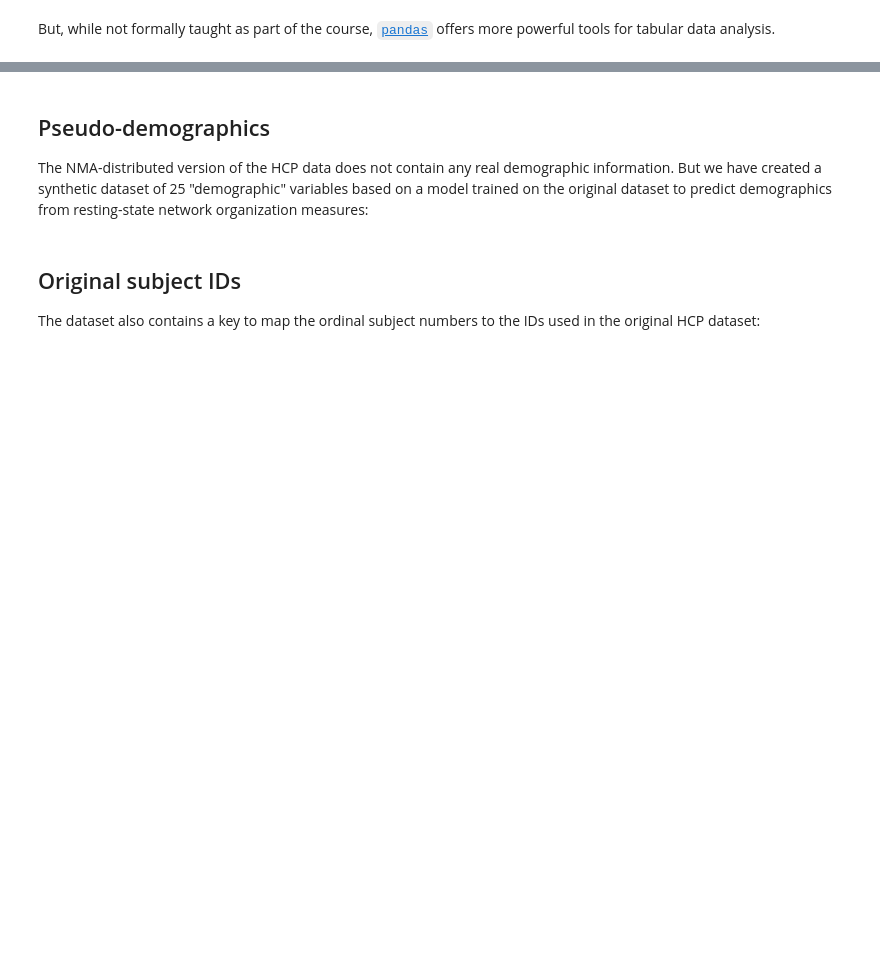
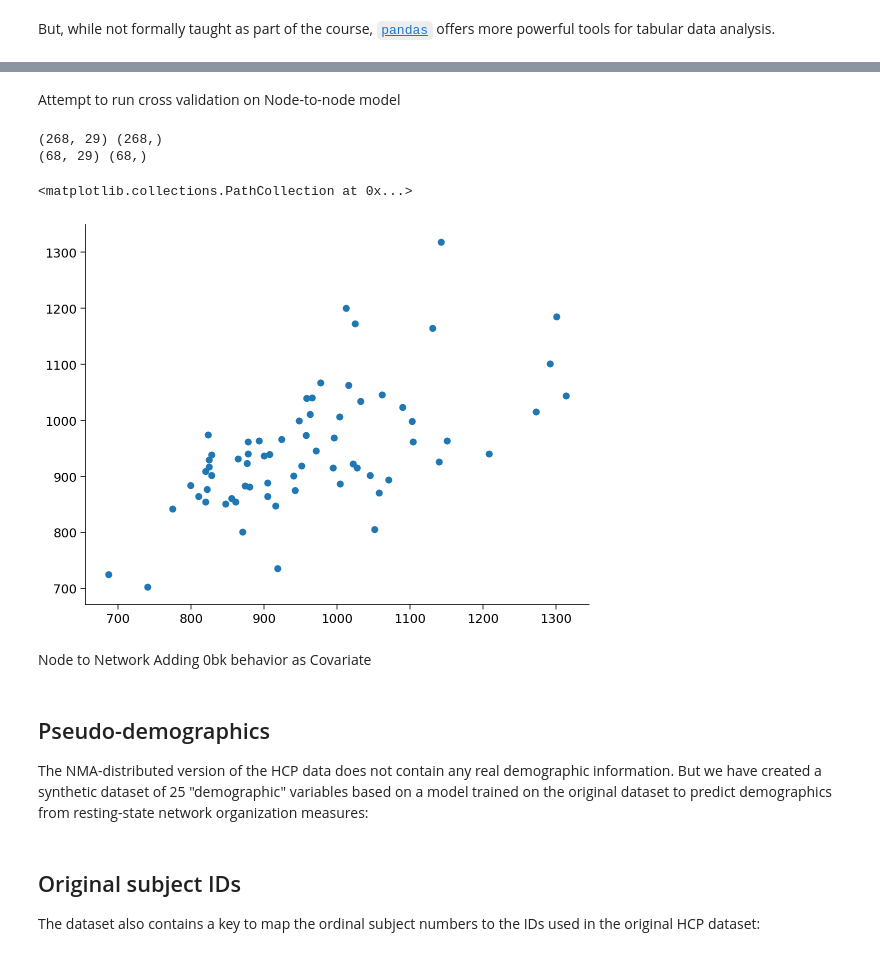
Before and after one commit to andrew-gerlach/small-world-hippos, a Jupyter notebook: load_chp.ipynb, the cells around one changed output, grey strips where cells are left out. Cells and saved outputs as stored; diff of their text form; code cells hidden in the pictures; blank space fills up the shorter version.

```diff
--- a/load_chp.ipynb
+++ b/load_chp.ipynb
@@ -566,0 +1313,2 @@ But, while not formally taught as part of the course, [`pandas`](https://pandas.
+# %% [markdown]
+Attempt to run cross validation on Node-to-node model
@@ -566,0 +1361,54 @@ But, while not formally taught as part of the course, [`pandas`](https://pandas.
+# %%
+y = medianRT_2bk
+y0 = medianRT_0bk
+#print(y)
+#print(y0)
+
+# Measures
+sse = np.zeros(6)
+acc = np.zeros(6)
+
+# Node-to-node models
+# Structure: array [nNode x nNode]
+mods_node2node = {}
+coef_node2node = np.zeros((nNodes,nNodes))
+x_tot = np.zeros((N_SUBJ_ADJ,int((nNodes*(nNodes-1))/2)+1))
+k = 0
+for i,node1 in enumerate(nodes):
+  mods_node2node[node1] = {}
+  for j,node2 in enumerate(nodes):
+    if j >= i:
+      continue
+    x_tot[:,k] = fc2bk_node2node[:,i,j]
+    x = x_tot[:,k].reshape(-1,1)
+    k = k+1
+    mods_node2node[node1][node2] = LinearRegression(normalize=True).fit(x, y)
+    coef_node2node[i,j] = mods_node2node[node1][node2].coef_
+x_tot[:,-1] = y0
+mod_node2node = LinearRegression(normalize=True).fit(x_tot, y)
+yhat = mod_node2node.predict(x_tot)
+sse[0] = np.sum((y-yhat)**2)
+mod_node2node = LinearRegression(normalize=True).fit(x_tot[0:int(N_SUBJ_ADJ/2),:], y[0:int(N_SUBJ_ADJ/2)])
+yhat = mod_node2node.predict(x_tot[int(N_SUBJ_ADJ/2):N_SUBJ_ADJ,:])
+acc[0] = np.sum((y[int(N_SUBJ_ADJ/2):N_SUBJ_ADJ]-yhat)**2)
+
+# create testing and training vars
+from sklearn.model_selection import train_test_split
+x_train, x_test, y_train, y_test = train_test_split(x_tot, y, test_size=0.2)
+print(x_train.shape, y_train.shape)
+print(x_test.shape, y_test.shape)
+
+#fit model on training data
+model = LinearRegression(normalize=True).fit(x_train, y_train)
+
+# predict the test data
+predictions = model.predict(x_test)
+predictions[0:5]
+plt.scatter(y_test, predictions)
+# %% [output]
+(268, 29) (268,)
+(68, 29) (68,)
+<matplotlib.collections.PathCollection at 0x...>
+[figure, added]
+# %% [markdown]
+Node to Network Adding 0bk behavior as Covariate
```
Also changed, not shown: parts of 71 cells of this notebook.
